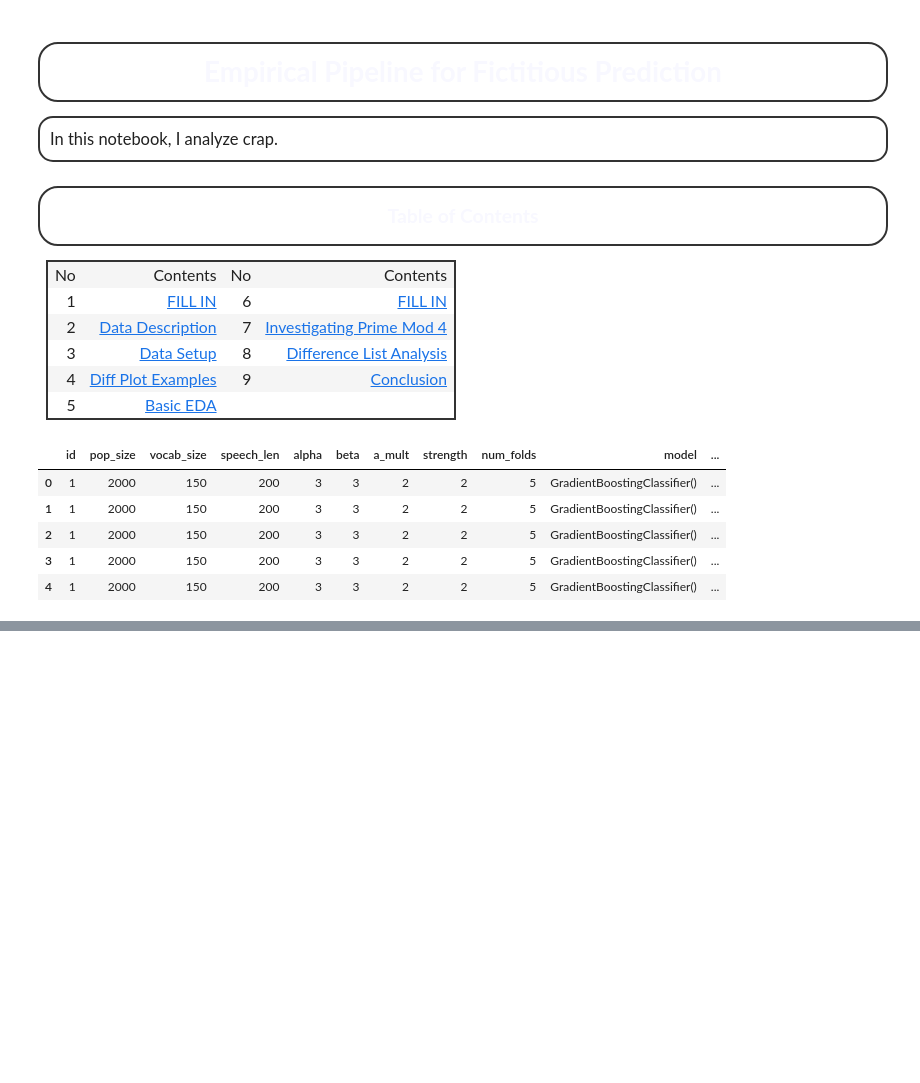
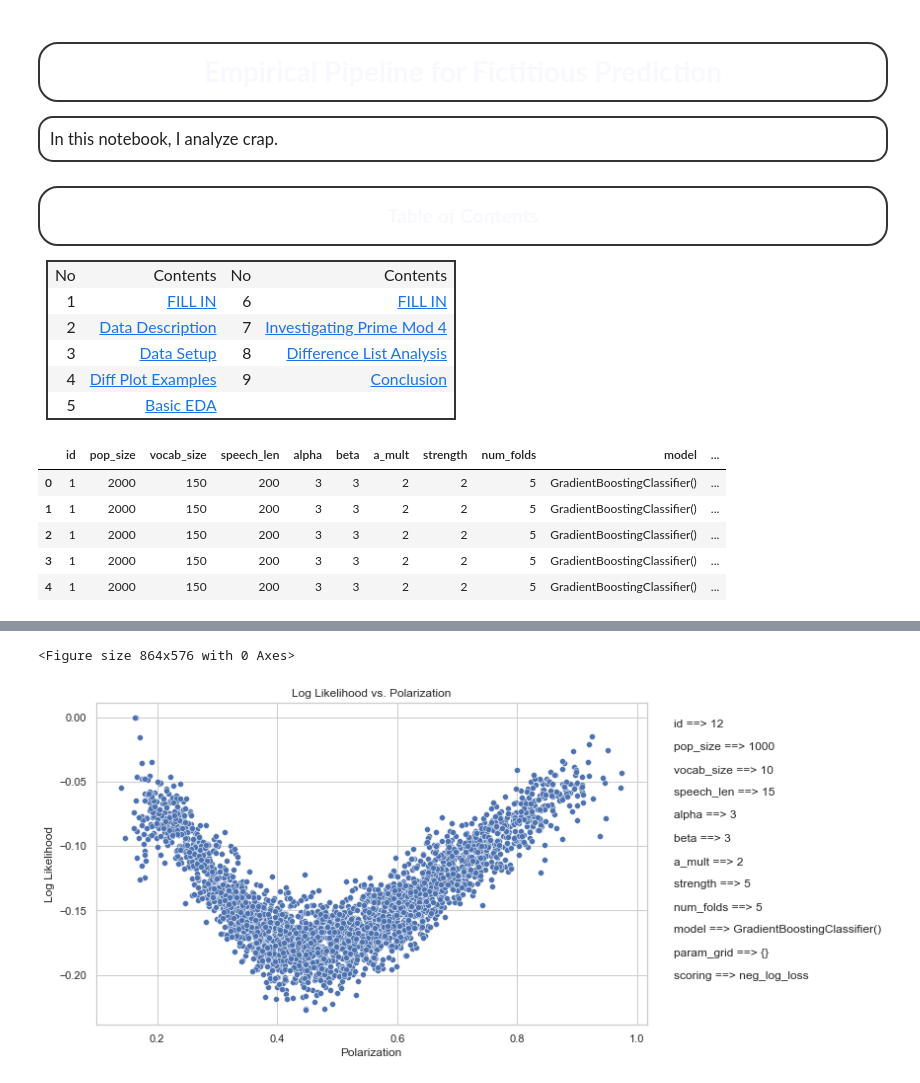
Before and after one commit to jcheigh/fictitious-prediction, a Jupyter notebook: src/analysis.ipynb, the cells around one changed output, grey strips where cells are left out. Drawn from its saved outputs; the diff is of its cells as text; code cells hidden in the pictures; blank space fills up the shorter version.

```diff
--- a/src/analysis.ipynb
+++ b/src/analysis.ipynb
@@ -124,0 +143,6 @@ plot(df, savefig=True, plot_desc='first working example')
+# %%
+data = df[df['id'] == 12]
+plot(data)
+# %% [output]
+<Figure size 864x576 with 0 Axes>
+[figure, added]
```
Also changed, not shown: parts of 15 cells of this notebook, 2 other files.
